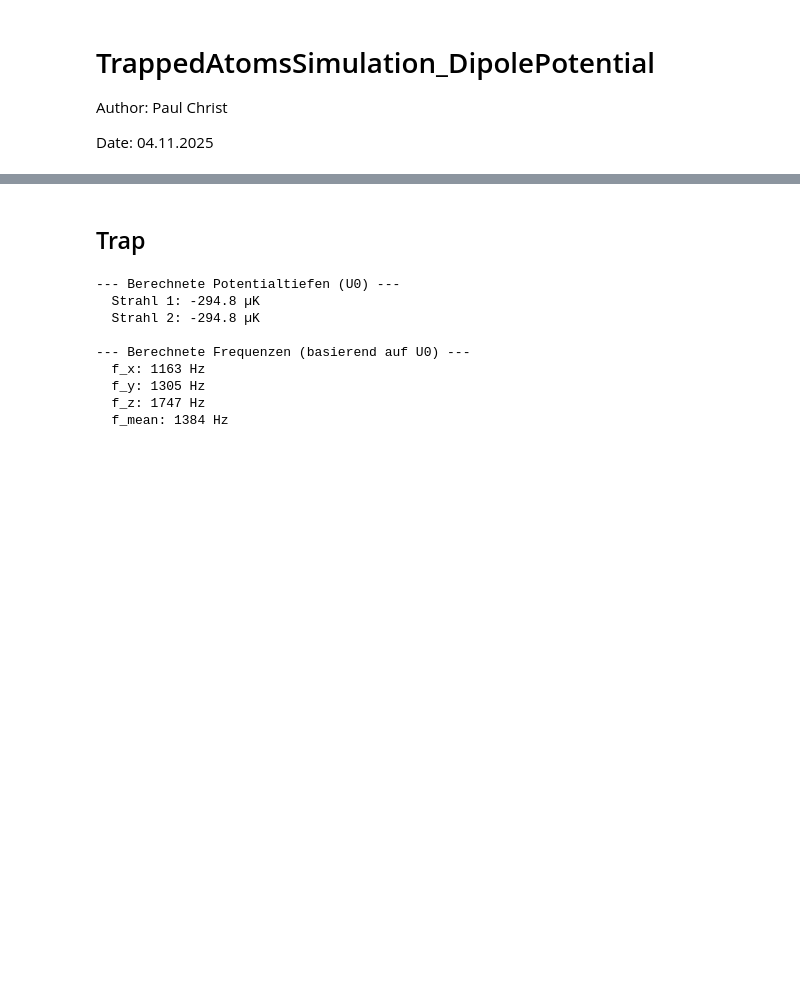
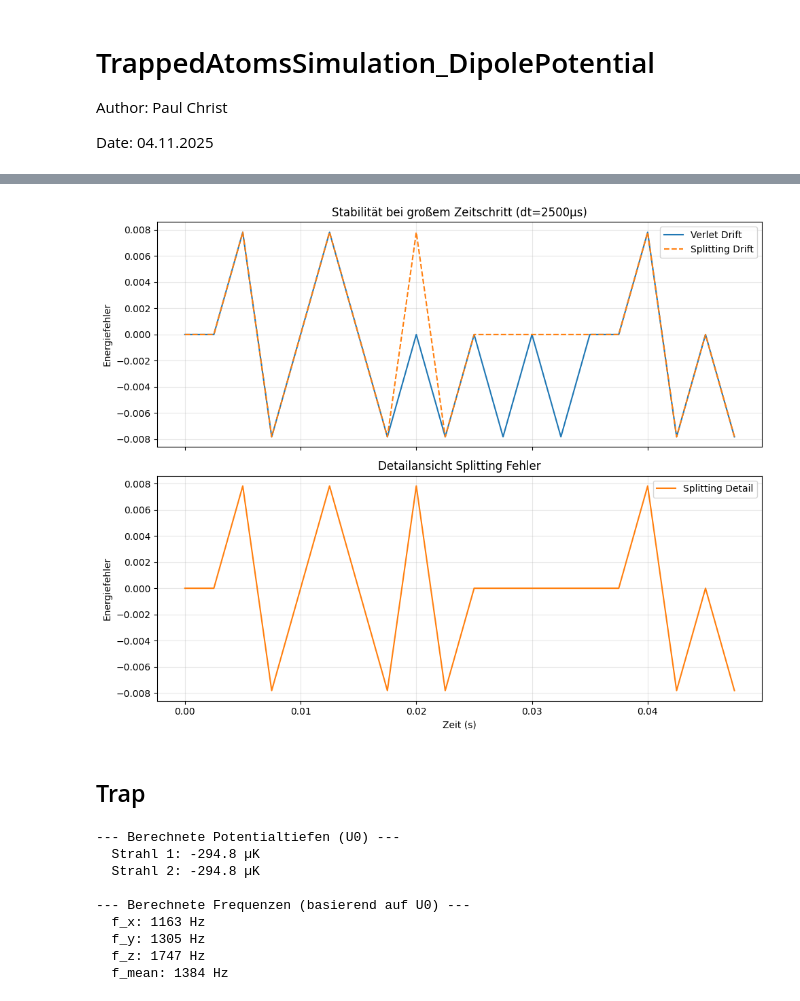
Before and after one commit to christpaul94/MD1912, a Jupyter notebook: MolecularDynamics/NOTFINISCHED_TrappedAtomsSimulation_DipolePotential copy.ipynb, the cells around one changed output, grey strips where cells are left out. Saved outputs shown, nothing was run; the diff lists cells and outputs as text; code cells hidden in the pictures; blank space fills up the shorter version.

```diff
--- a/MolecularDynamics/NOTFINISCHED_TrappedAtomsSimulation_DipolePotential copy.ipynb
+++ b/MolecularDynamics/NOTFINISCHED_TrappedAtomsSimulation_DipolePotential copy.ipynb
@@ -36,0 +447,98 @@ pi = math.pi
+# %%
+import torch
+import time
+import matplotlib.pyplot as plt
+
+# --- PARAMETER FÜR DEN "HIGH-SPEED" TEST ---
+# Wir machen es dem Integrator schwer:
+# 1. Wir nutzen substeps=1 (keine Unterschritte zur Glättung)
+# 2. Wir erhöhen den Zeitschritt künstlich (simulieren "grobe" Auflösung)
+
+speed_factor = 5.0  # Wir machen den Zeitschritt 5x größer als normal
+stress_dt = TIMESTEP_S * speed_factor
+
+# Neue Zeit-Achse mit gröberen Schritten
+t_stress = torch.arange(0, SIMULATION_TIME_S, stress_dt, device=device, dtype=torch.float32)
+
+print(f"--- High-Speed Benchmark (dt = {stress_dt*1e6:.1f} µs) ---")
+print(f"Normalerweise benötigt Verlet dt << 1/omega_max.")
+print(f"Hier testen wir die Grenzen der Stabilität.")
+
+# Setup Dictionary kopieren und anpassen
+fast_params = integrator_params.copy()
+fast_params["t_values"] = t_stress
+fast_params["substeps"] = 1  # Ein einziger Schritt pro Speicherpunkt -> Hart für Verlet!
+fast_params["omega_matrix"] = omega_matrix_dimless
+fast_params["mass"] = 1.0
+
+
+# =============================================================================
+# 1. RUN: VELOCITY VERLET (wird ungenau)
+# =============================================================================
+print("\n>>> Run 1: Velocity Verlet (Grobe Schritte)")
+start_v = time.perf_counter()
+
+res_fast_verlet = run_verlet_simulation_general(
+    trap_force_func=calculate_crossed_beam_dipole_potential, # Echte Dipolfalle!
+    trap_force_params=trap_params_extended,
+    pair_force_func=pair_keops_fp,
+    pair_force_params=pair_params,
+    **fast_params
+)
+print(f"Verlet fertig in {time.perf_counter()-start_v:.2f} s")
+
+
+# =============================================================================
+# 2. RUN: HARMONIC SPLITTING (sollte stabil bleiben)
+# =============================================================================
+print("\n>>> Run 2: Harmonic Splitting (Grobe Schritte)")
+start_s = time.perf_counter()
+
+res_fast_split = run_splitting_simulation_optimized(
+    trap_force_func=calculate_crossed_beam_dipole_potential, # Echte Dipolfalle!
+    trap_force_params=trap_params_extended,
+    pair_force_func=pair_keops_fp,
+    pair_force_params=pair_params,
+    **fast_params
+)
+print(f"Splitting fertig in {time.perf_counter()-start_s:.2f} s")
+
+
+# =============================================================================
+# 3. VERGLEICH
+# =============================================================================
+
+def compare_fast_sims(res_v, res_s):
+    t = res_v['times'].cpu().numpy()
+
+    # Energien
+    E_v = (res_v['kinetic_energy'] + res_v['potential_energy_trap'] + res_v['potential_energy_pair']).cpu().numpy()
+    E_s = (res_s['kinetic_energy'] + res_s['potential_energy_trap'] + res_s['potential_energy_pair']).cpu().numpy()
+
+    # Drift relative zum Startwert
+    drift_v = E_v - E_v[0]
+    drift_s = E_s - E_s[0]
+
+    fig, ax = plt.subplots(2, 1, figsize=(10, 8), sharex=True)
+
+    # Plot 1: Drift
+    ax[0].plot(t, drift_v, label='Verlet Drift', color='tab:blue')
+    ax[0].plot(t, drift_s, label='Splitting Drift', color='tab:orange', linestyle='--')
+    ax[0].set_title(f'Stabilität bei großem Zeitschritt (dt={stress_dt*1e6:.0f}µs)')
+    ax[0].set_ylabel('Energiefehler')
+    ax[0].legend()
+    ax[0].grid(True, alpha=0.3)
+
+    # Plot 2: Zoom auf Splitting (um zu zeigen, dass es "bounded" ist)
+    ax[1].plot(t, drift_s, label='Splitting Detail', color='tab:orange')
+    ax[1].set_title('Detailansicht Splitting Fehler')
+    ax[1].set_ylabel('Energiefehler')
+    ax[1].set_xlabel('Zeit (s)')
+    ax[1].legend()
+    ax[1].grid(True, alpha=0.3)
+
+    plt.tight_layout()
+    plt.show()
+
+compare_fast_sims(res_fast_verlet, res_fast_split)
+# %% [output]
@@ -37,3 +558,4 @@ pi = math.pi
+[figure, added]
 # %% [markdown]
 ## Trap
 # %%
```
Also changed, not shown: parts of 8 cells of this notebook.
